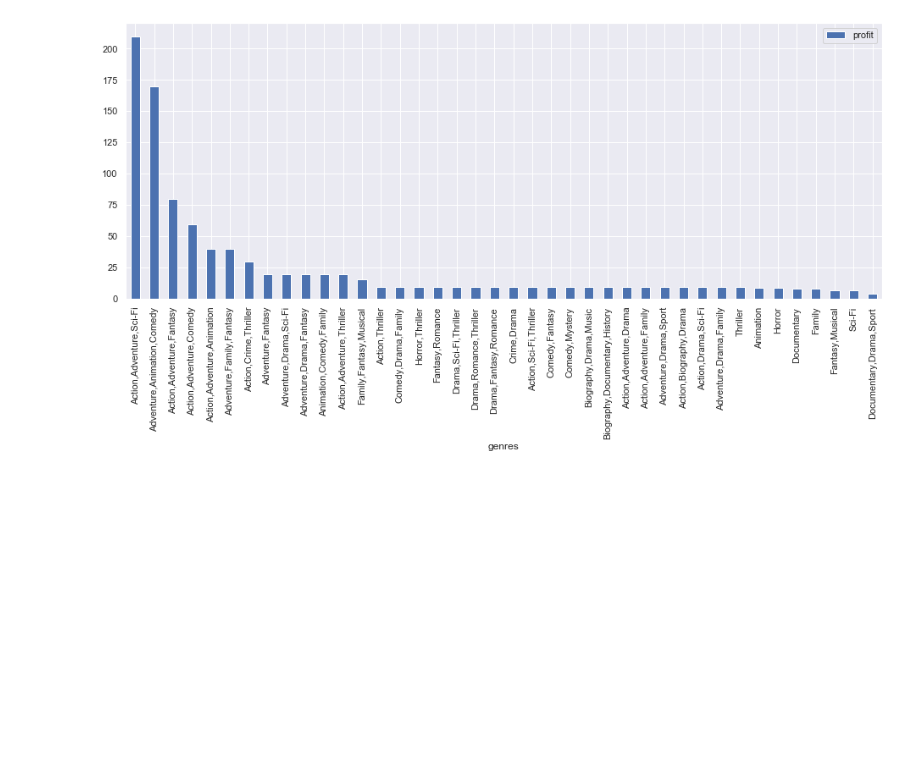
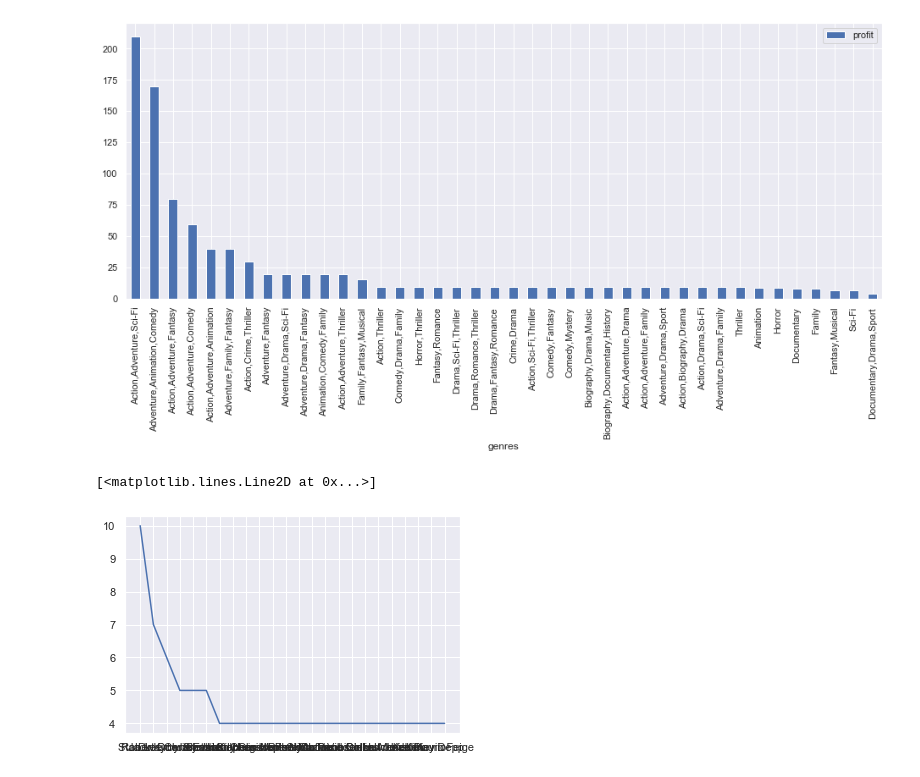
Before and after one commit to MFAP9/module1project, a Jupyter notebook: Project 1.ipynb, the cells around one changed output. Cells and saved outputs as stored; diff of their text form; code cells hidden in the pictures; blank space fills up the shorter version.

Commit message:
created initial visualizations for tn names and tn genres

```diff
--- a/Project 1.ipynb
+++ b/Project 1.ipynb
@@ -594,6 +606,6 @@ Lindsey Collins       1
 Aarif Rahman          1
 Length: 743, dtype: int64
 # %%
-#created dictionary of genres in tn dataset to show frequency of how many times these genres appeared
-tnnamesdict = {'Stan Lee': 10, 'Jack Kirby': 7, 'Robert Downey Jr.': 6, 'Dwayne Johnson': 5, 'Chris Evans': 5, 'Janet Healy': 5, 'Simon Kinberg': 4, 'Scarlett Johansson': 4, 'Liam Hemsworth': 4, 'Stephen McFeely': 4, 'Chris Hemsworth': 4, 'Christopher Markus': 4, 'Pierre Coffin': 4, 'Cinco Paul': 4, 'Nina Jacobson': 4, 'Suzanne Collins': 4, 'Vin Diesel': 4, 'Jennifer Lawrence': 4, 'Josh Hutcherson': 4, 'Ian McKellen': 4, 'Jon Kilik': 4, 'Ken Daurio': 4, 'Johnny Depp': 4, 'Kevin Feige': 4}
-tnnamesdict
+#created lists of names and number of name appearances from tn dataset to show frequency of how many times these genres appeared
+tnnameslist = ['Stan Lee', 'Jack Kirby', 'Robert Downey Jr.', 'Dwayne Johnson', 'Chris Evans', 'Janet Healy', 'Simon Kinberg', 'Scarlett Johansson', 'Liam Hemsworth', 'Stephen McFeely', 'Chris Hemsworth', 'Christopher Markus', 'Pierre Coffin', 'Cinco Paul', 'Nina Jacobson', 'Suzanne Collins', 'Vin Diesel', 'Jennifer Lawrence', 'Josh Hutcherson', 'Ian McKellen', 'Jon Kilik', 'Ken Daurio', 'Johnny Depp', 'Kevin Feige']
+tnnamesappslist = [10, 7, 6, 5, 5, 5, 4, 4, 4, 4, 4, 4, 4, 4, 4, 4, 4, 4, 4, 4, 4, 4, 4, 4]
@@ -694,3 +670,9 @@ tnfinal.groupby('genres').count().sort_values(by='profit', ascending=False).plot
 # %% [output]
 <matplotlib.axes._subplots.AxesSubplot at 0x...>
 [figure]
+# %%
+#Plot of Names
+plt.plot(tnnameslist, tnnamesappslist)
+# %% [output]
+[<matplotlib.lines.Line2D at 0x...>]
+[figure, added]
```
Also changed, not shown: parts of 9 cells of this notebook, 1 other file.
